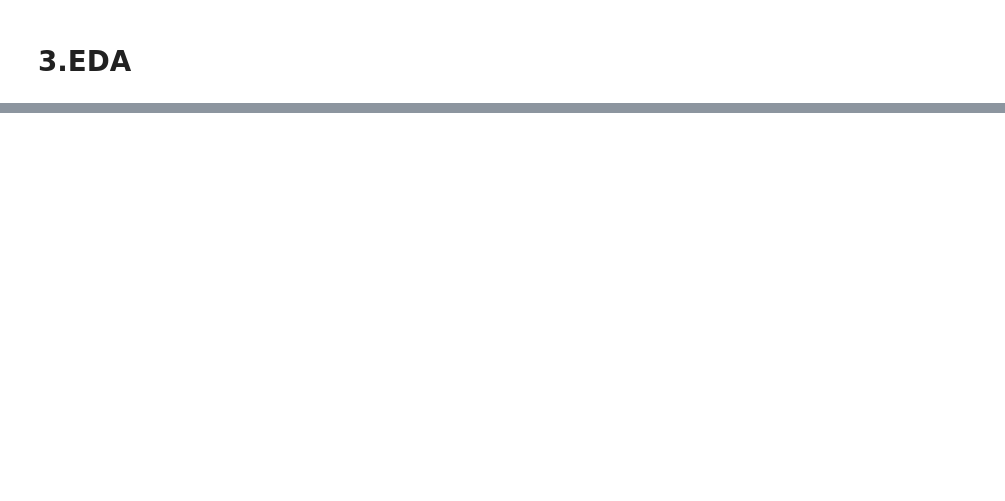
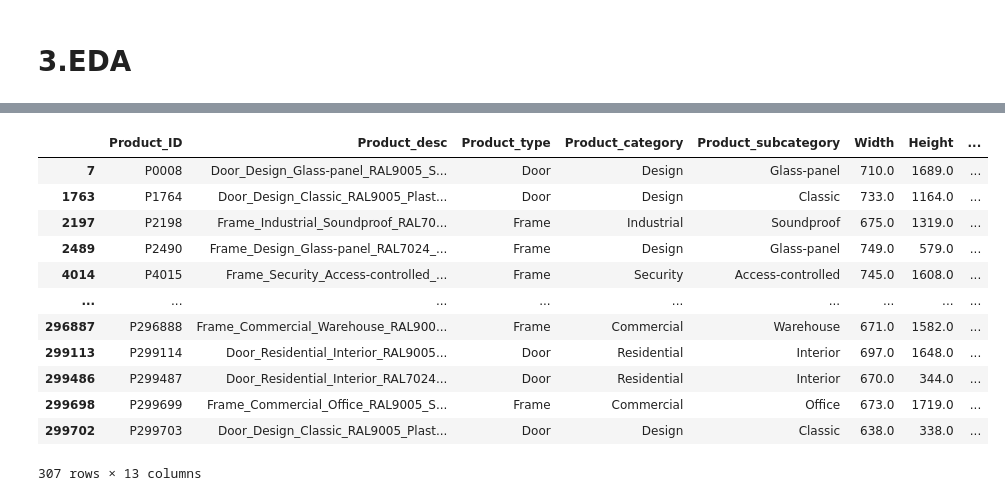
Before and after one commit to OndrejZapletal99/Python_DS_ML, a Jupyter notebook: CalculatorApp/Model/model.ipynb, the cells around one changed output, grey strips where cells are left out. Drawn from its saved outputs; the diff is of its cells as text; code cells hidden in the pictures; blank space fills up the shorter version.

```diff
--- a/CalculatorApp/Model/model.ipynb
+++ b/CalculatorApp/Model/model.ipynb
@@ -64,0 +83,16 @@ dataframe_info(df).sort_values(by = 'Missing Values', ascending = False)
+# %%
+df.loc[df.Product_handle.isna(),:]
+# %% [output]
+|  | Product_ID | Product_desc | Product_type | Product_category | Product_subcategory | Width | Height | ... |
+| 7 | P0008 | Door_Design_Glass-panel_RAL9005_S... | Door | Design | Glass-panel | 710.0 | 1689.0 | ... |
+| 1763 | P1764 | Door_Design_Classic_RAL9005_Plast... | Door | Design | Classic | 733.0 | 1164.0 | ... |
+| 2197 | P2198 | Frame_Industrial_Soundproof_RAL70... | Frame | Industrial | Soundproof | 675.0 | 1319.0 | ... |
+| 2489 | P2490 | Frame_Design_Glass-panel_RAL7024_... | Frame | Design | Glass-panel | 749.0 | 579.0 | ... |
+| 4014 | P4015 | Frame_Security_Access-controlled_... | Frame | Security | Access-controlled | 745.0 | 1608.0 | ... |
+| ... | ... | ... | ... | ... | ... | ... | ... | ... |
+| 296887 | P296888 | Frame_Commercial_Warehouse_RAL900... | Frame | Commercial | Warehouse | 671.0 | 1582.0 | ... |
+| 299113 | P299114 | Door_Residential_Interior_RAL9005... | Door | Residential | Interior | 697.0 | 1648.0 | ... |
+| 299486 | P299487 | Door_Residential_Interior_RAL7024... | Door | Residential | Interior | 670.0 | 344.0 | ... |
+| 299698 | P299699 | Frame_Commercial_Office_RAL9005_S... | Frame | Commercial | Office | 673.0 | 1719.0 | ... |
+| 299702 | P299703 | Door_Design_Classic_RAL9005_Plast... | Door | Design | Classic | 638.0 | 338.0 | ... |
+307 rows × 13 columns
```
Also changed, not shown: parts of 18 cells of this notebook, 1 other file.
